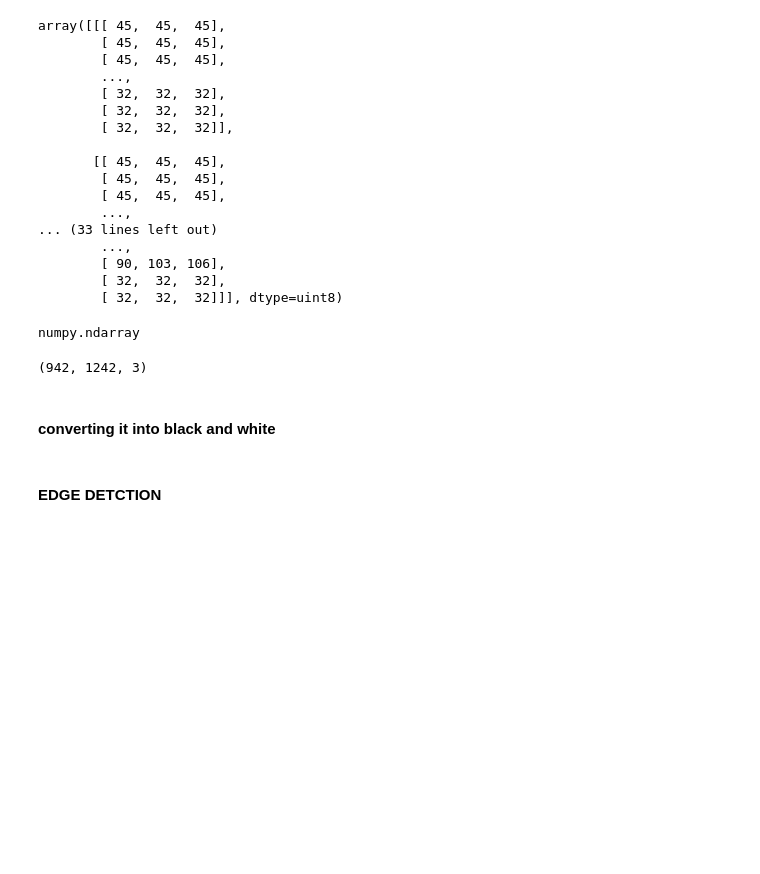
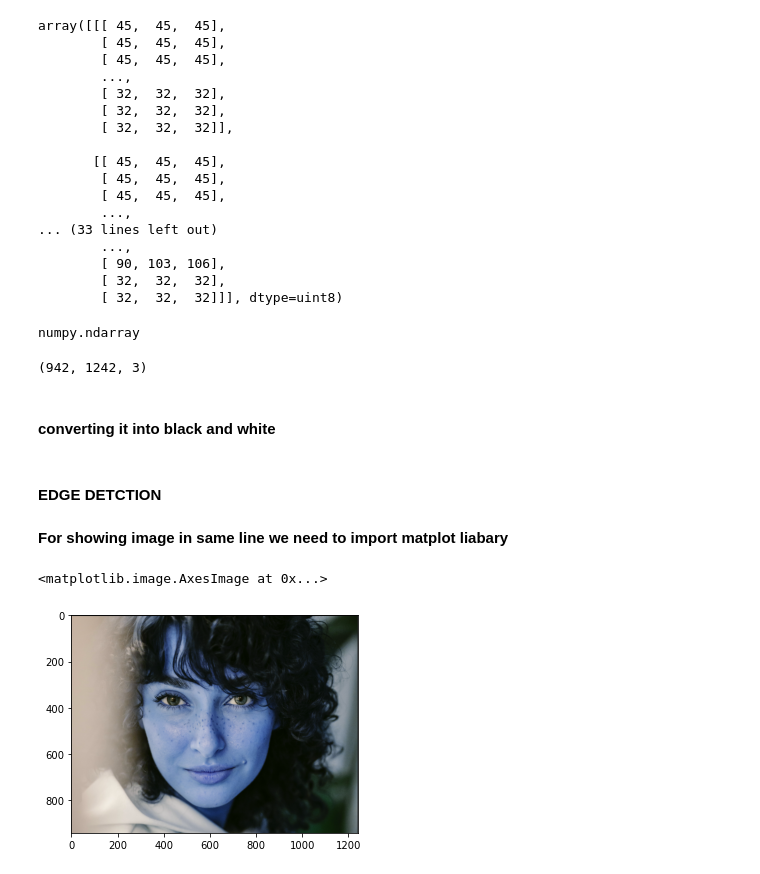
Before and after one commit to arjunkurup24/Learn-Computer-Vision-With-Project, a Jupyter notebook: cv basic.ipynb, the cells around one changed output. Cells and saved outputs as stored; diff of their text form; code cells hidden in the pictures; blank space fills up the shorter version.

```diff
--- a/cv basic.ipynb
+++ b/cv basic.ipynb
@@ -139,3 +149,5 @@ edge=cv.Canny(img,150,150)
 cv.imshow('edge detction',edge)
 cv.waitKey(2400)
 cv.destroyAllWindows()
+# %% [markdown]
+**For showing image in same line we need to import matplot liabary**
@@ -141,0 +157,6 @@ cv.destroyAllWindows()
+# %%
+# Now we are going to plot color image in vs code line
+plt.imshow(img)
+# %% [output]
+<matplotlib.image.AxesImage at 0x...>
+[figure, added]
```
Also changed, not shown: parts of 19 cells of this notebook, 2 other files.
